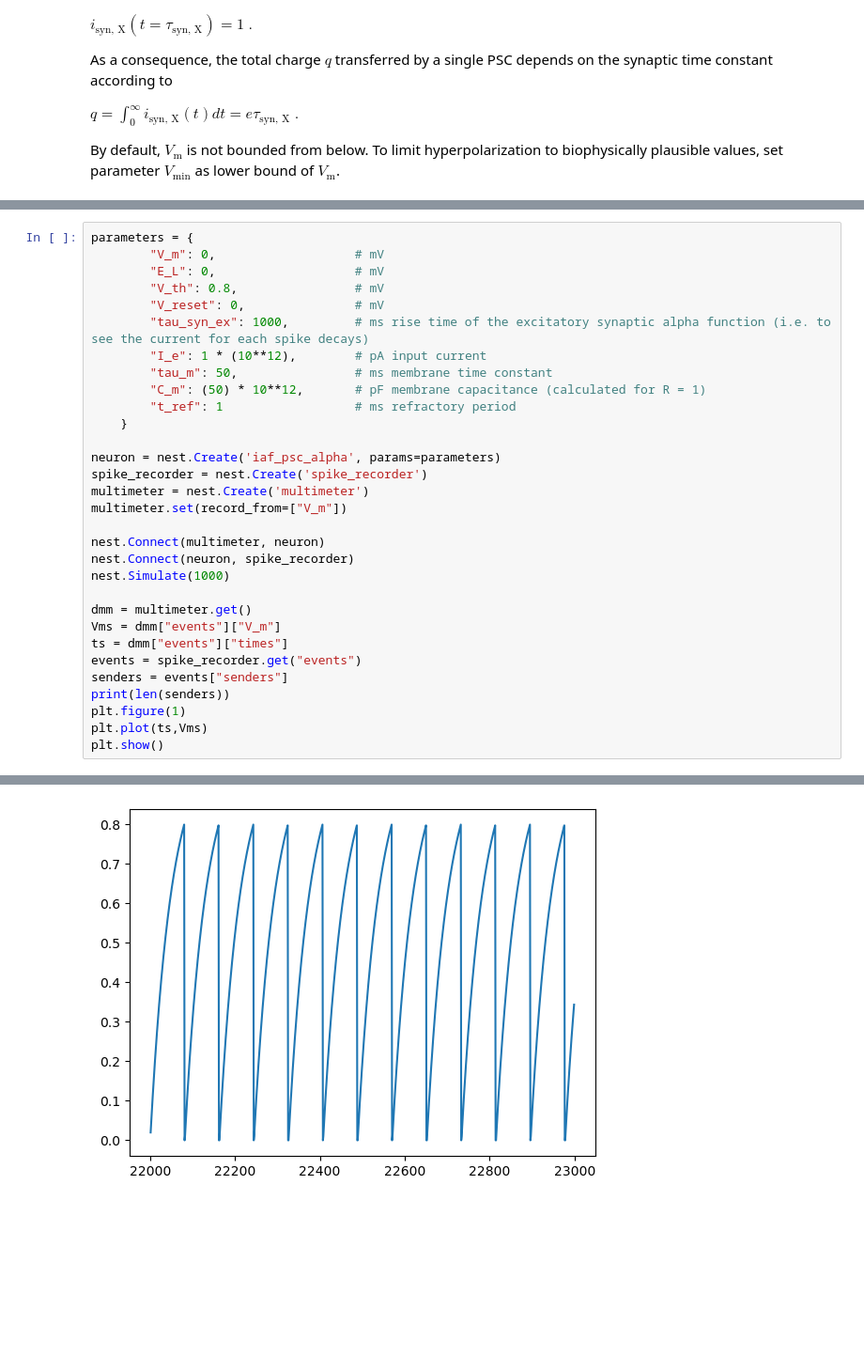
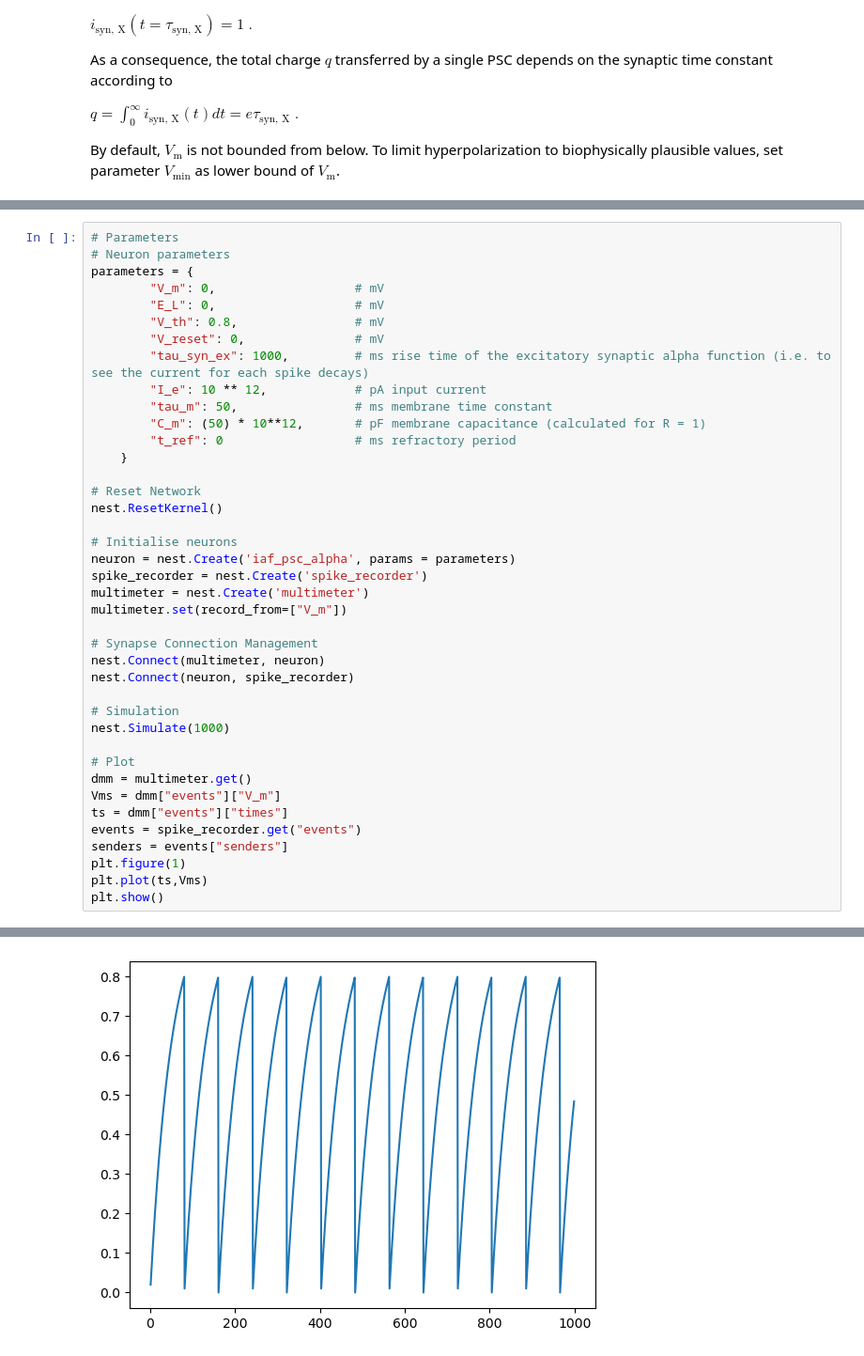
Before and after one commit to aung9htet/counting_snn, a Jupyter notebook: subitization_notebook.ipynb, the cells around one changed output, grey strips where cells are left out. Shown at 94% size. Drawn from its saved outputs; the diff is of its cells as text; blank space fills up the shorter version.

```diff
--- a/subitization_notebook.ipynb
+++ b/subitization_notebook.ipynb
@@ -86,31 +77,40 @@ $V_{\text{min}}$ as lower bound of $V_\text{m}$.
 # %%
+# Parameters
+# Neuron parameters
 parameters = {
         "V_m": 0,                   # mV
         "E_L": 0,                   # mV
         "V_th": 0.8,                # mV
         "V_reset": 0,               # mV
         "tau_syn_ex": 1000,         # ms rise time of the excitatory synaptic alpha function (i.e. to see the current for each spike decays)
-        "I_e": 1 * (10**12),        # pA input current
+        "I_e": 10 ** 12,            # pA input current
         "tau_m": 50,                # ms membrane time constant
         "C_m": (50) * 10**12,       # pF membrane capacitance (calculated for R = 1)
-        "t_ref": 1                  # ms refractory period
+        "t_ref": 0                  # ms refractory period
     }
 
-neuron = nest.Create('iaf_psc_alpha', params=parameters)
+# Reset Network
+nest.ResetKernel()
+
+# Initialise neurons
+neuron = nest.Create('iaf_psc_alpha', params = parameters)
 spike_recorder = nest.Create('spike_recorder')
 multimeter = nest.Create('multimeter')
 multimeter.set(record_from=["V_m"])
 
+# Synapse Connection Management
 nest.Connect(multimeter, neuron)
 nest.Connect(neuron, spike_recorder)
+
+# Simulation
 nest.Simulate(1000)
 
+# Plot
 dmm = multimeter.get()
 Vms = dmm["events"]["V_m"]
 ts = dmm["events"]["times"]
 events = spike_recorder.get("events")
 senders = events["senders"]
-print(len(senders))
 plt.figure(1)
 plt.plot(ts,Vms)
 plt.show()
@@ -129,2 +128,2 @@ Mar 20 19:24:01 SimulationManager::run [Info]:
     Simulation finished.
-[figure, old version]
+[figure, new version]
```
Also changed, not shown: parts of 29 cells of this notebook, 26 other files.
